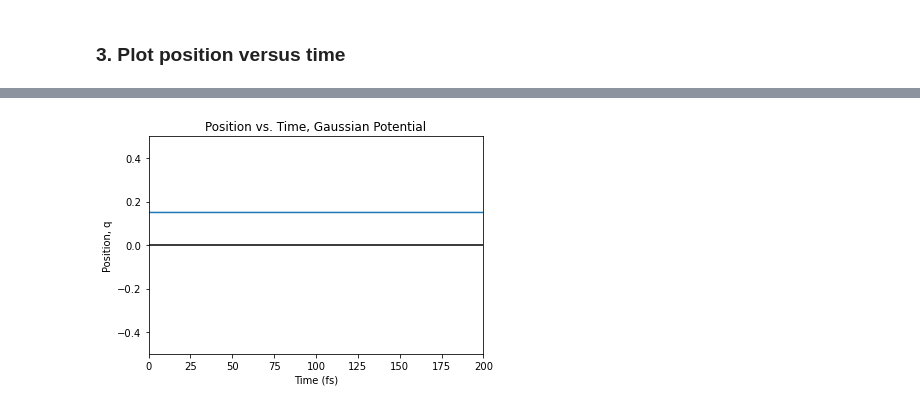
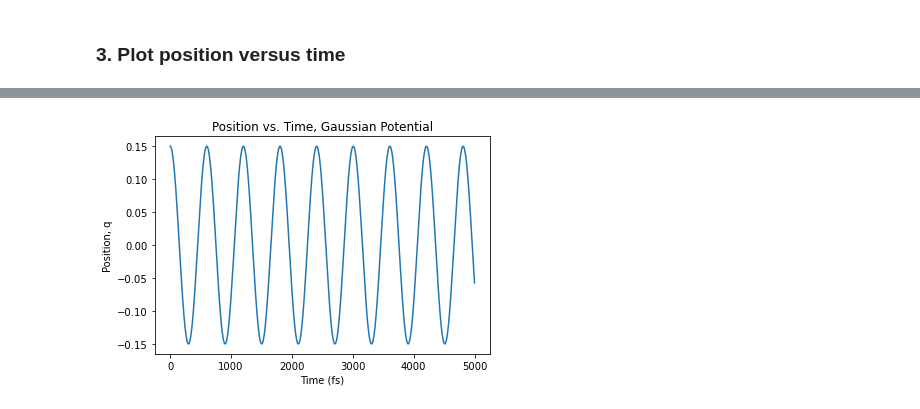
Before and after one commit to liz-stippell/Pysces, a Jupyter notebook: developments/QHD_Module_2_Gaussian_Potentiial.ipynb, the cells around one changed output, grey strips where cells are left out. Drawn from its saved outputs; the diff is of its cells as text; code cells hidden in the pictures.

```diff
--- a/developments/QHD_Module_2_Gaussian_Potentiial.ipynb
+++ b/developments/QHD_Module_2_Gaussian_Potentiial.ipynb
@@ -66,6 +66,8 @@ $$V(q)=A*x$$
 
 We will now take the first and second derivatives of the original potential, and then perform the change of variables:
 # %%
+sigma, q, A = symbols("sigma, q, A")
+
 gaussian_potential = A*exp(sigma*q**2)
 # %%
 sigma, q, A = symbols("sigma, q, A")
@@ -115,0 +120,28 @@ p2 = dt*(6.4e-9*p*q*exp(1.0e-11*q**2) + 6.4e-20*q**2*exp(1.0e-11*q**2) + 1.6e-9*
+# %%
+q, p, x, x2, xp, dt, mass, alpha, D = symbols("q, p, x, x2, xp, dt, mass, alpha, D")
+
+q1 = QHD_int(q, 1, dt)
+
+#print(q1)
+
+x = exp(sigma*q**2)
+
+x1 = sympify(str(QHD_int(x, 1, dt)).replace("Derivative(1, (q, 2))", "p**2").replace("Derivative(1, q)", "p"))
+
+print(x1)
+
+x21 = QHD_int(x, 2, dt)
+
+#print(x21)
+
+xp1 = QHD_int(xp, 1, dt)
+
+#print(xp1)
+
+p1 = sympify(str(QHD_int(p, 1, dt)).replace("Derivative(v(q), q)", str(diff11)))
+
+#print(p1)
+
+p21 = sympify(str(QHD_int(p, 2, dt)).replace("Derivative(v(q), (q, 2))", str(diff22)).replace("Derivative(v(q), q)", str(diff11)))
+
+#print(p21)
@@ -186,15 +251,15 @@ Total runtime is 101.76786184310913
 # %%
 ### Define the x values ###
 
-x_list = np.arange(0, 1000, 0.1)
-plt.plot(x_list, y_list)
-plt.plot([0, 500], [0, 0], "k-")
+x_list = np.arange(0, 5000, 0.1)
+plt.plot(x_list, q_list)
+#plt.plot([0, 1000], [0, 0], "k-")
 plt.title("Position vs. Time, Gaussian Potential")
-plt.xlim(0, 200)
+#plt.xlim(0, 20)
 plt.xlabel("Time (fs)")
-plt.ylim(-0.5, 0.5)
+#plt.ylim(-0.5, 0.5)
 plt.ylabel("Position, q")
 plt.savefig('gaussian_qVt.png')
 plt.show()
 # %% [output]
-[figure, old version]
+[figure, new version]
```
Also changed, not shown: parts of 16 cells of this notebook, 11 other files.
